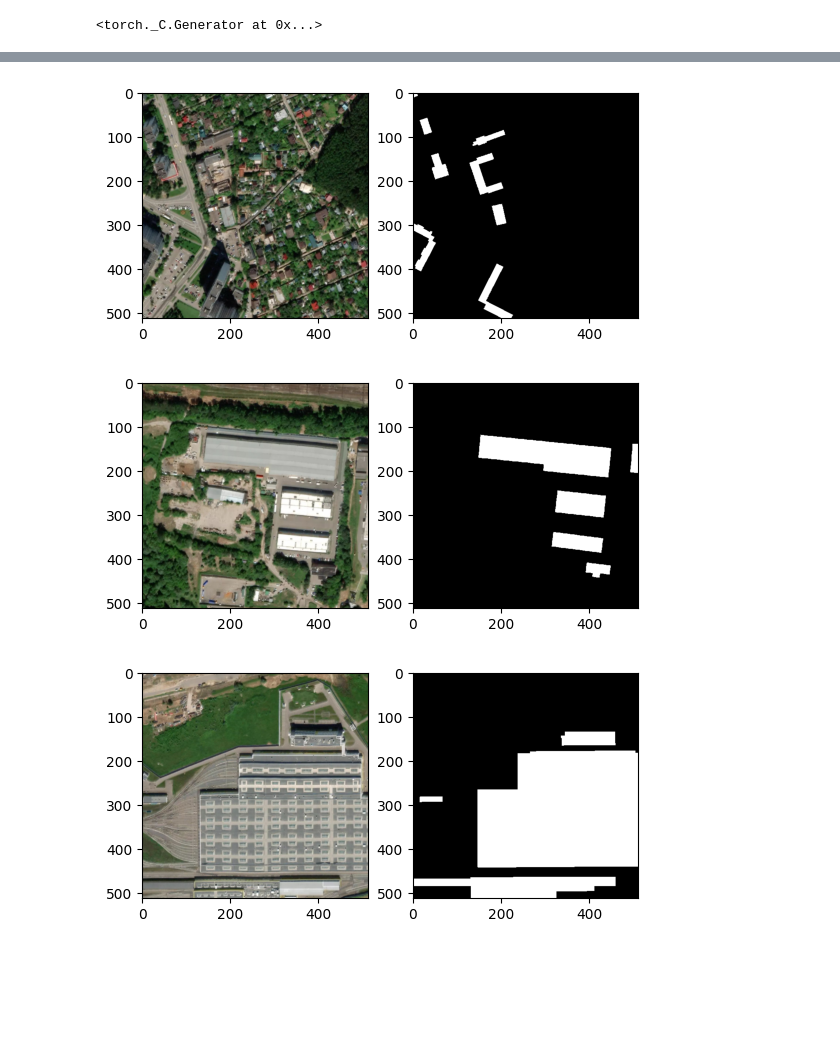
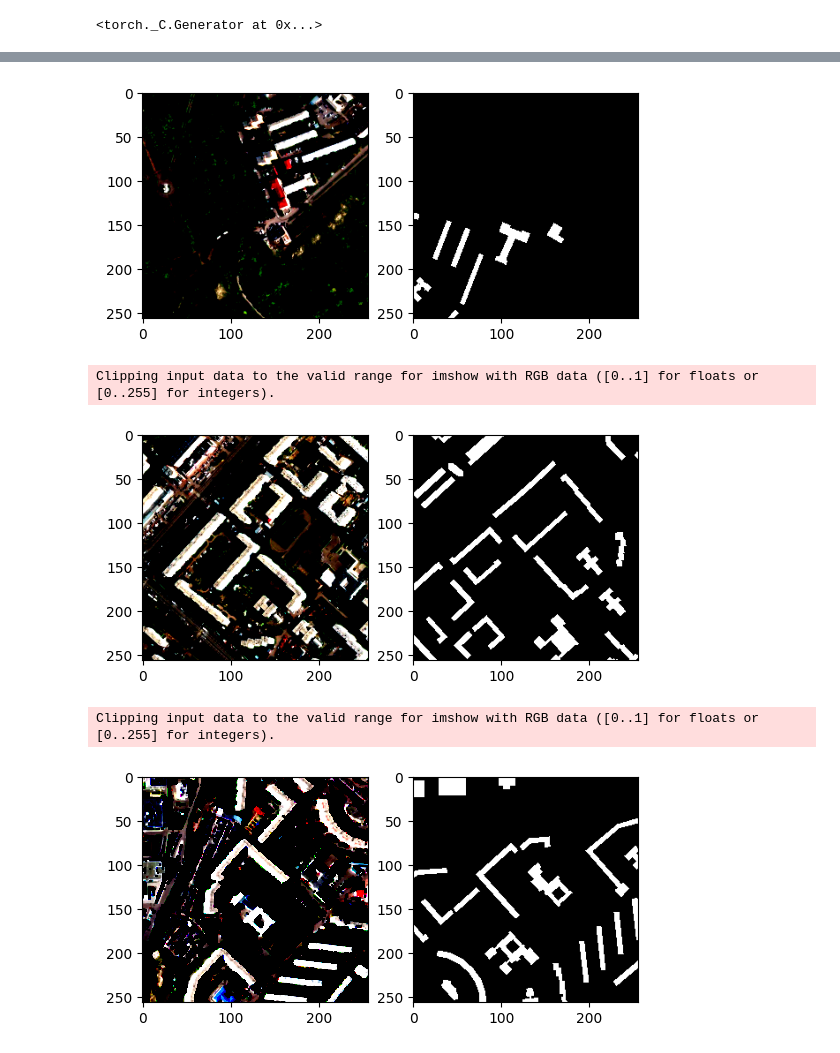
Before and after one commit to Lednik7/skoltech-Infrastructure, a Jupyter notebook: notebooks/torchgeo_baseline.ipynb, the cells around one changed output, grey strips where cells are left out. Cells and saved outputs as stored; diff of their text form; code cells hidden in the pictures; blank space fills up the shorter version.

```diff
--- a/notebooks/torchgeo_baseline.ipynb
+++ b/notebooks/torchgeo_baseline.ipynb
@@ -45,27 +45,58 @@ class TileDataset(Dataset):
         mask_path = path.replace("images", "masks").replace("tile_", "mask_tile_")
         mask = cv2.imread(mask_path)[:, :, 0]
         if self.transforms is not None:
-            image, mask = self.transforms(image, mask)
+            transformed = self.transforms(image=image, mask=mask)
+            image = transformed["image"]
+            mask = transformed["mask"]
         return image, mask
+# %%
+import albumentations as A
+from albumentations.pytorch.transforms import ToTensorV2
+
+train_transforms = A.Compose(
+    [
+        A.Resize(256, 256),
+        A.Normalize(mean=(0.485, 0.456, 0.406), std=(0.229, 0.224, 0.225)),
+        A.HorizontalFlip(p=0.5),
+        A.VerticalFlip(p=0.5),
+        A.RandomRotate90(p=0.5),
+        A.RandomBrightnessContrast(p=0.5),
+        A.RandomGamma(p=0.5),
+        ToTensorV2(),
+    ]
+)
+
+val_transforms = A.Compose(
+    [
+        A.Resize(256, 256),
+        A.Normalize(mean=(0.485, 0.456, 0.406), std=(0.229, 0.224, 0.225)),
+        ToTensorV2(),
+    ]
+)
 # %%
-train_dataset = TileDataset(train_paths)
-val_dataset = TileDataset(val_paths)
+train_dataset = TileDataset(train_paths, train_transforms)
+val_dataset = TileDataset(val_paths, val_transforms)
+# %%
+def CHW2HWC(image):
+    return image.permute(2, 1, 0)
 # %%
 import matplotlib.pyplot as plt
 
 k = 0
 for image, mask in train_dataset:
     plt.subplots(1, 2)
     plt.subplot(1, 2, 1)
-    plt.imshow(image)
+    plt.imshow(CHW2HWC(image).numpy())
     plt.subplot(1, 2, 2)
     plt.imshow(mask, cmap="gray")
     plt.show()
 
     k += 1
     if k == 3:
         break
 # %% [output]
-[figure, old version]
+[figure, new version]
+Clipping input data to the valid range for imshow with RGB data ([0..1] for floats or [0..255] for integers).
-[figure, old version]
+[figure, new version]
+Clipping input data to the valid range for imshow with RGB data ([0..1] for floats or [0..255] for integers).
-[figure, old version]
+[figure, new version]
```
Also changed, not shown: parts of 8 cells of this notebook, 4 other files.
